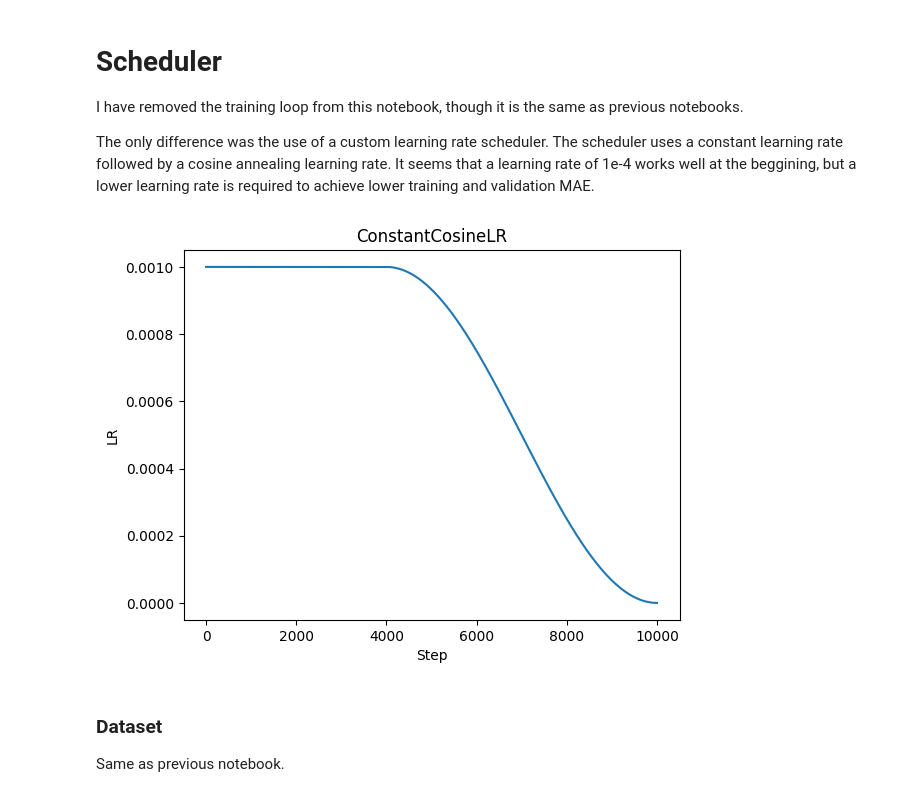
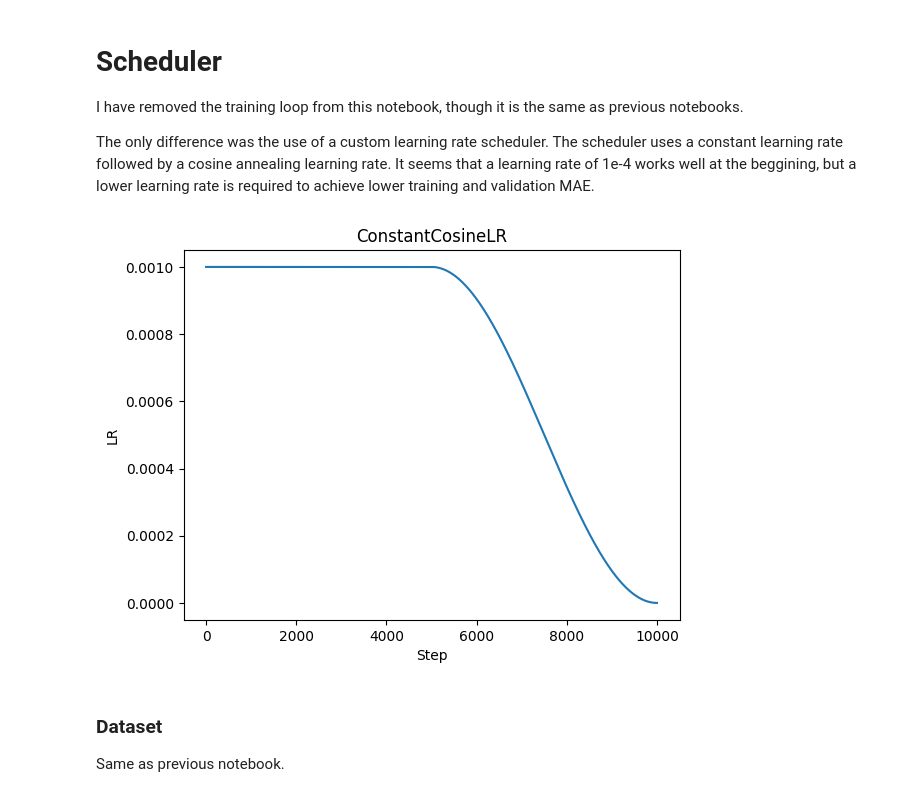
Before and after one commit to stevenhua0320/teste, a Jupyter notebook: caformer-full-resolution-improved-120eda.ipynb, the cells around one changed output. Saved outputs shown, nothing was run; the diff lists cells and outputs as text; code cells hidden in the pictures.

```diff
--- a/caformer-full-resolution-improved-120eda.ipynb
+++ b/caformer-full-resolution-improved-120eda.ipynb
@@ -86,28 +86,28 @@ class ConstantCosineLR(_LRScheduler):
 # %%
 import torch
 import matplotlib.pyplot as plt
 
 # Dummy model
 n_steps = 10_000
 model = torch.nn.Linear(1, 1)
 optimizer = torch.optim.SGD(model.parameters(), lr=0.001)
 
 # Scheduler
-scheduler = ConstantCosineLR(optimizer, total_steps=n_steps, pct_cosine=0.6)
+scheduler = ConstantCosineLR(optimizer, total_steps=n_steps, pct_cosine=0.5)
 
 # Get LRs
 arr = []
 for _ in range(n_steps):
     scheduler.step()
     arr.append(optimizer.param_groups[0]['lr'])
 
 plt.plot(arr)
 plt.xlabel("Step")
 plt.ylabel("LR")
 plt.title("ConstantCosineLR")
 plt.show()
 # %% [output]
-[figure, old version]
+[figure, new version]
 # %% [markdown]
 ### Dataset
 
```
Also changed, not shown: parts of 4 cells of this notebook.
